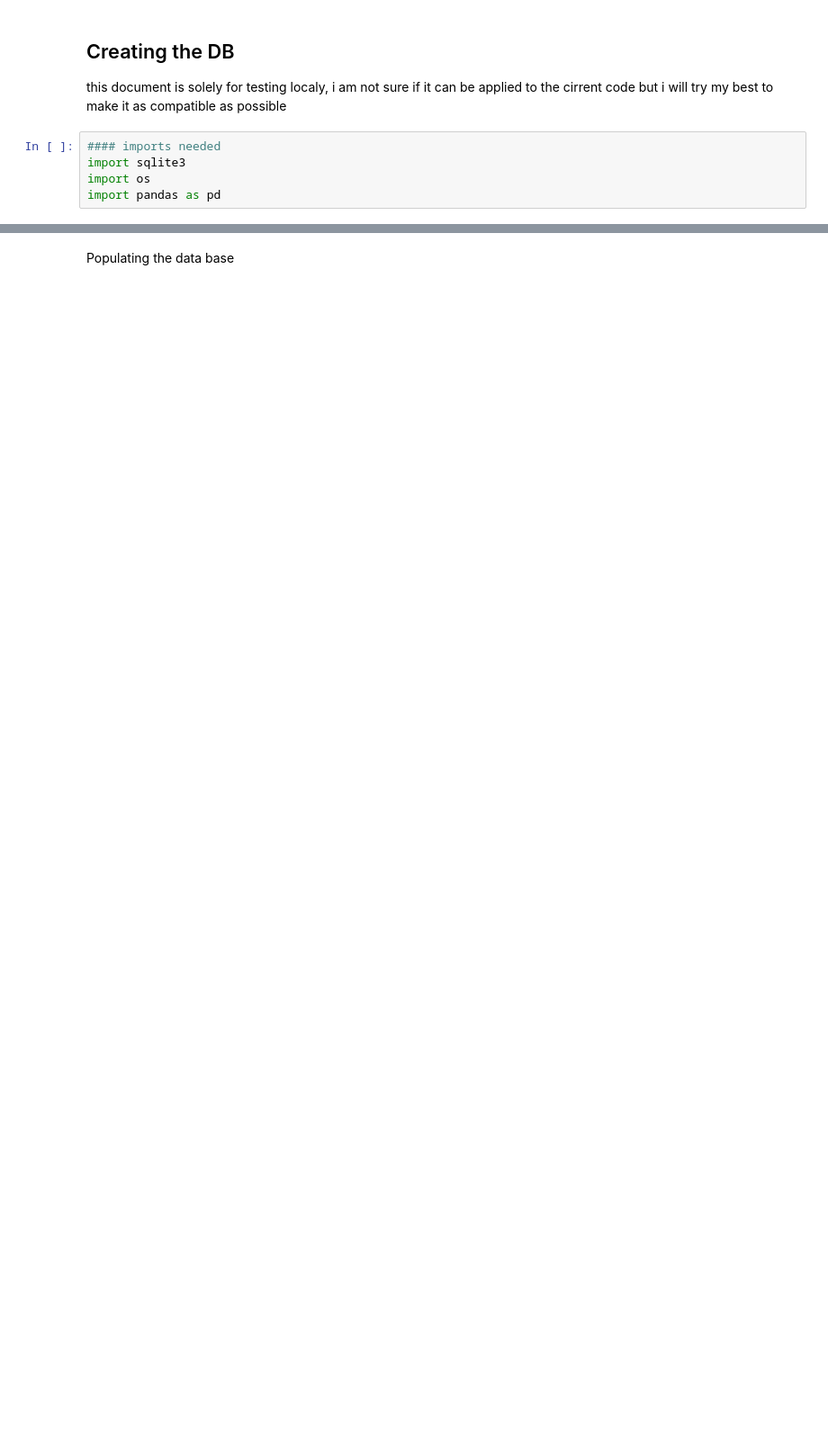
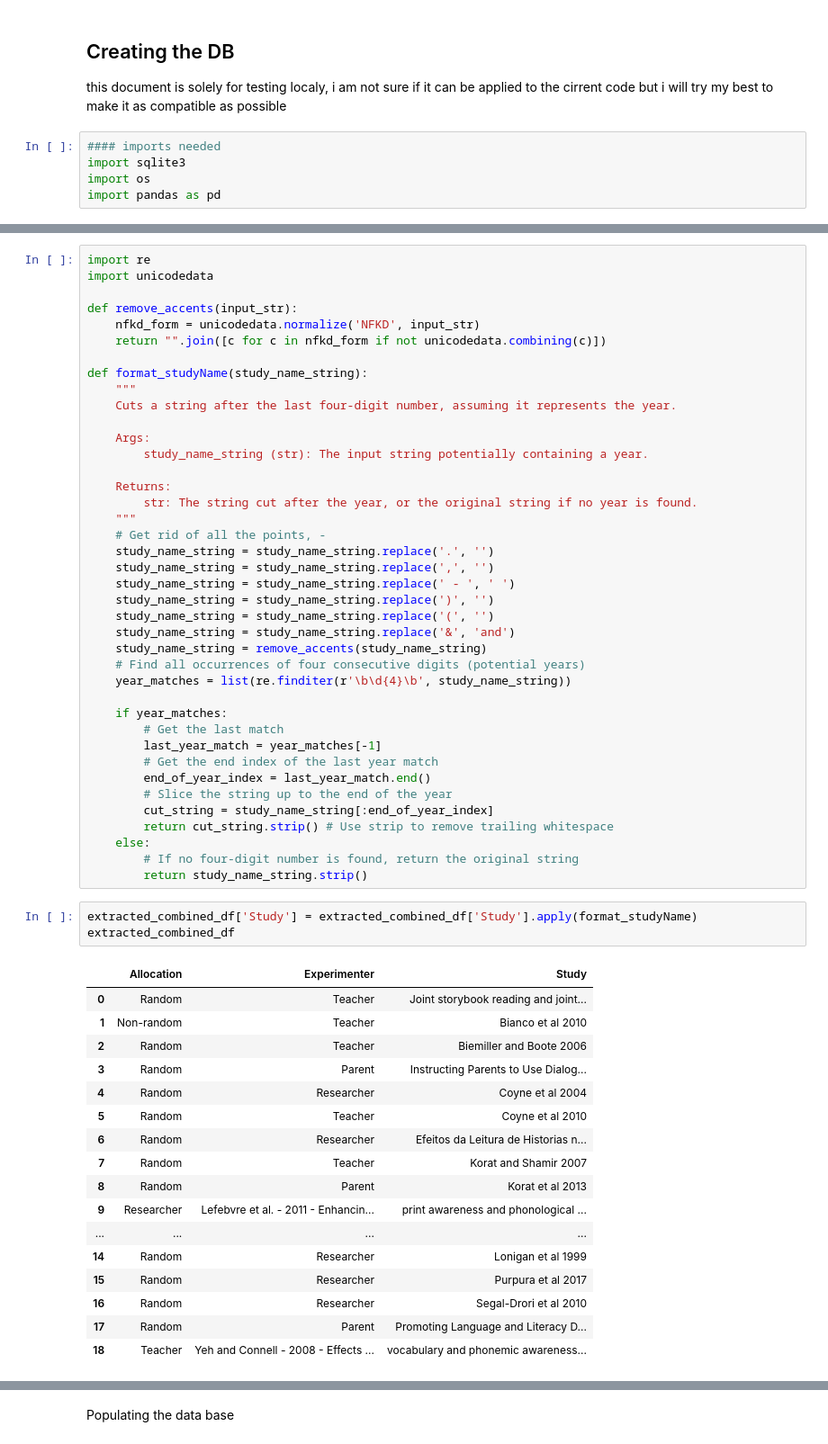
Before and after one commit to safarrez/Evaluating_extracted_data, a Jupyter notebook: evaluation.ipynb, the cells around one changed output, grey strips where cells are left out. Shown: that part at 90% size. Drawn from its saved outputs; the diff is of its cells as text; blank space fills up the shorter version.

```diff
--- a/evaluation.ipynb
+++ b/evaluation.ipynb
@@ -8,0 +72,61 @@ import pandas as pd
+# %%
+import re
+import unicodedata
+
+def remove_accents(input_str):
+    nfkd_form = unicodedata.normalize('NFKD', input_str)
+    return "".join([c for c in nfkd_form if not unicodedata.combining(c)])
+
+def format_studyName(study_name_string):
+    """
+    Cuts a string after the last four-digit number, assuming it represents the year.
+
+    Args:
+        study_name_string (str): The input string potentially containing a year.
+
+    Returns:
+        str: The string cut after the year, or the original string if no year is found.
+    """
+    # Get rid of all the points, -
+    study_name_string = study_name_string.replace('.', '')
+    study_name_string = study_name_string.replace(',', '')
+    study_name_string = study_name_string.replace(' - ', ' ')
+    study_name_string = study_name_string.replace(')', '')
+    study_name_string = study_name_string.replace('(', '')
+    study_name_string = study_name_string.replace('&', 'and')
+    study_name_string = remove_accents(study_name_string)
+    # Find all occurrences of four consecutive digits (potential years)
+    year_matches = list(re.finditer(r'\b\d{4}\b', study_name_string))
+
+    if year_matches:
+        # Get the last match
+        last_year_match = year_matches[-1]
+        # Get the end index of the last year match
+        end_of_year_index = last_year_match.end()
+        # Slice the string up to the end of the year
+        cut_string = study_name_string[:end_of_year_index]
+        return cut_string.strip() # Use strip to remove trailing whitespace
+    else:
+        # If no four-digit number is found, return the original string
+        return study_name_string.strip()
+# %%
+extracted_combined_df['Study'] = extracted_combined_df['Study'].apply(format_studyName)
+extracted_combined_df
+# %% [output]
+|  | Allocation | Experimenter | Study |
+| 0 | Random | Teacher | Joint storybook reading and joint... |
+| 1 | Non-random | Teacher | Bianco et al 2010 |
+| 2 | Random | Teacher | Biemiller and Boote 2006 |
+| 3 | Random | Parent | Instructing Parents to Use Dialog... |
+| 4 | Random | Researcher | Coyne et al 2004 |
+| 5 | Random | Teacher | Coyne et al 2010 |
+| 6 | Random | Researcher | Efeitos da Leitura de Historias n... |
+| 7 | Random | Teacher | Korat and Shamir 2007 |
+| 8 | Random | Parent | Korat et al 2013 |
+| 9 | Researcher | Lefebvre et al. - 2011 - Enhancin... | print awareness and phonological ... |
+| ... | ... | ... | ... |
+| 14 | Random | Researcher | Lonigan et al 1999 |
+| 15 | Random | Researcher | Purpura et al 2017 |
+| 16 | Random | Researcher | Segal-Drori et al 2010 |
+| 17 | Random | Parent | Promoting Language and Literacy D... |
+| 18 | Teacher | Yeh and Connell - 2008 - Effects ... | vocabulary and phonemic awareness... |
```
Also changed, not shown: parts of 14 cells of this notebook.
